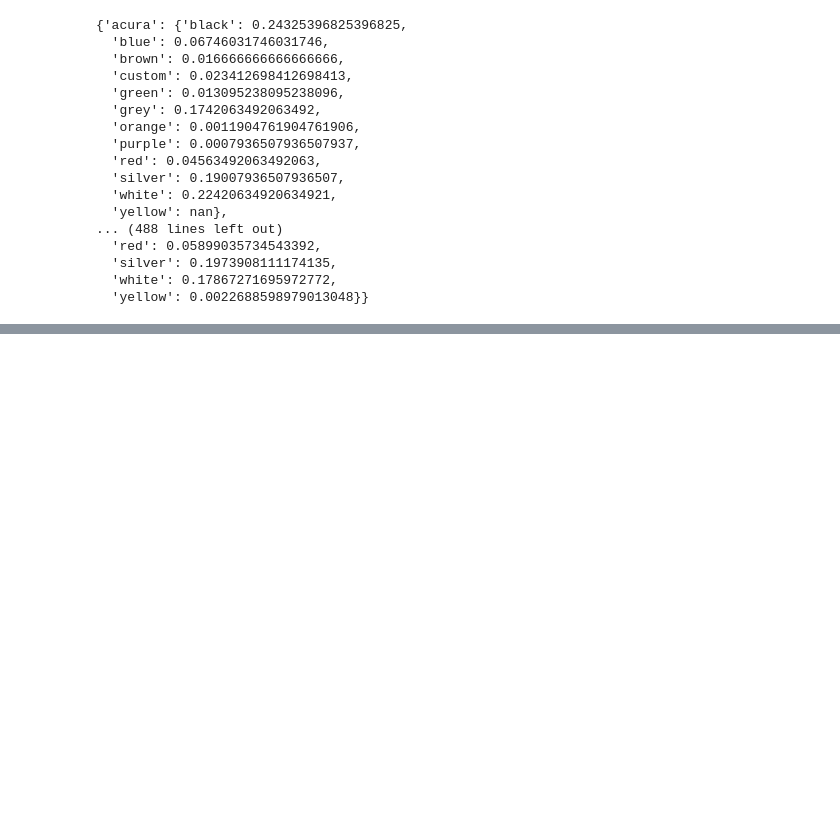
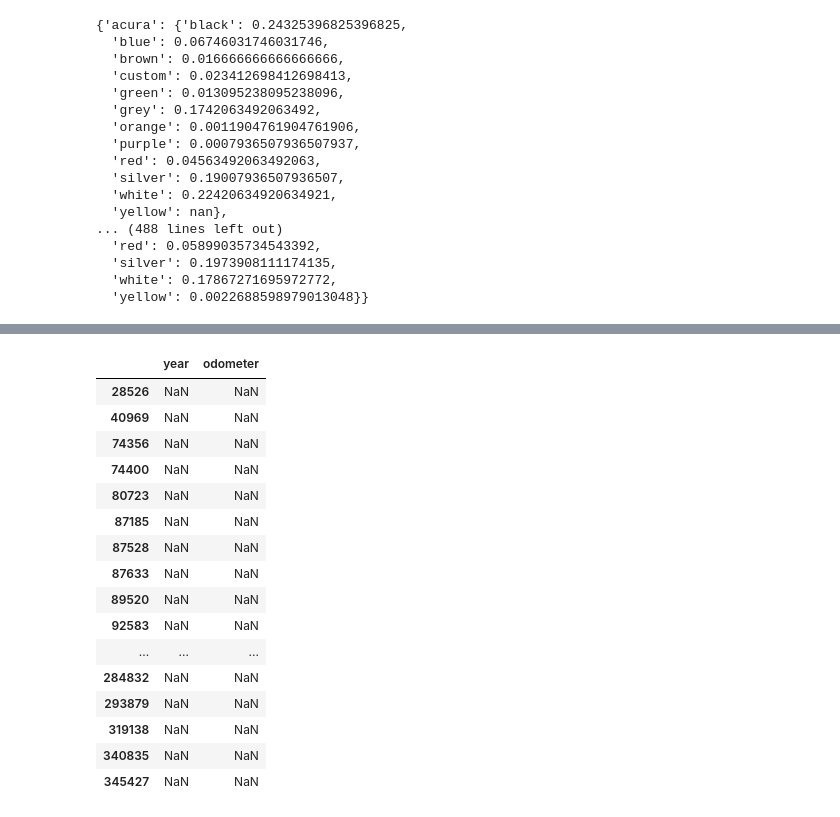
Before and after one commit to Kkies/predicting_craiglist_car_prices, a Jupyter notebook: project_2_cars_craigslist.ipynb, the cells around one changed output, grey strips where cells are left out. Drawn from its saved outputs; the diff is of its cells as text; code cells hidden in the pictures; blank space fills up the shorter version.

```diff
--- a/project_2_cars_craigslist.ipynb
+++ b/project_2_cars_craigslist.ipynb
@@ -324,0 +340,20 @@ sns.heatmap(df_clean.isnull(), cbar=False);
+# %%
+df_clean[df_clean['odometer'].isnull()][['year', 'odometer']] #some cars have no year and odometer value
+# %% [output]
+|  | year | odometer |
+| 28526 | NaN | NaN |
+| 40969 | NaN | NaN |
+| 74356 | NaN | NaN |
+| 74400 | NaN | NaN |
+| 80723 | NaN | NaN |
+| 87185 | NaN | NaN |
+| 87528 | NaN | NaN |
+| 87633 | NaN | NaN |
+| 89520 | NaN | NaN |
+| 92583 | NaN | NaN |
+| ... | ... | ... |
+| 284832 | NaN | NaN |
+| 293879 | NaN | NaN |
+| 319138 | NaN | NaN |
+| 340835 | NaN | NaN |
+| 345427 | NaN | NaN |
```
Also changed, not shown: parts of 37 cells of this notebook.
